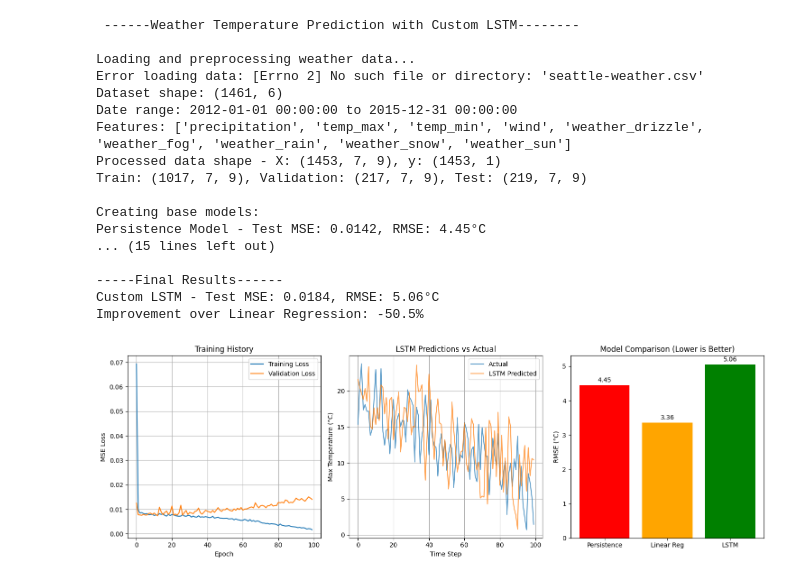
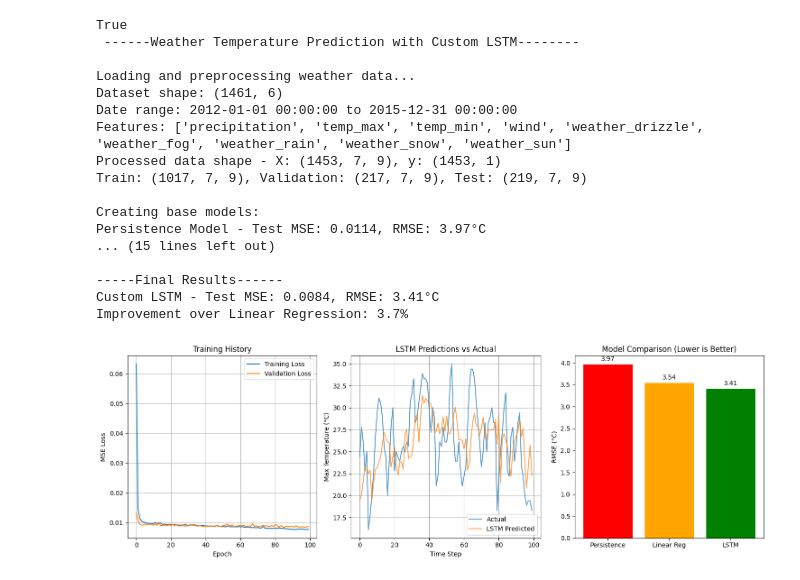
Before and after one commit to AgentBruh101/ML-Max-Temp-Weather-Predicter, a Jupyter notebook: ML_Project.ipynb, the cells around one changed output. Drawn from its saved outputs; the diff is of its cells as text; code cells hidden in the pictures.

Commit message:
Attempt #3, 3.7% Improvement Over Linear Regression

```diff
--- a/ML_Project.ipynb
+++ b/ML_Project.ipynb
@@ -7,7 +7,7 @@ import matplotlib.pyplot as plt
 from sklearn.preprocessing import MinMaxScaler
 from sklearn.linear_model import LinearRegression
 from sklearn.metrics import mean_squared_error
-
+import os
 
 class CustomLSTM:
     # Our custom LSTM implementation from scratch
@@ -15,7 +15,7 @@ class CustomLSTM:
 
 
 
-
+    print(os.path.exists("seattle-weather.csv"))
     def __init__(self, input_size, hidden_size, output_size, sequence_length):
         self.input_size = input_size
         self.hidden_size = hidden_size
@@ -264,7 +264,7 @@ class CustomLSTM:
           m_hat = self.m[name] / (1 - self.beta1**self.t)
           v_hat = self.v[name] / (1 - self.beta2**self.t)
 
-          param = params_dict[name]
+
           params_dict[name] -= learning_rate * m_hat / (np.sqrt(v_hat) + self.epsilon)
           # Update the actual parameter in the class instance
           setattr(self, name, params_dict[name])
@@ -415,7 +415,7 @@ def main():
     hidden_size = 32
     output_size = 1
 
-    learning_rate = 0.01 #optimized learning rate for Adams
+    learning_rate = 0.001 #optimized learning rate for Adam's
     epochs = 100    #optimized num of epochs
     batch_size = 32 #mini-batching
 
@@ -573,35 +573,35 @@ def main():
         },
         'results': {
             'train_mse': train_losses[-1],
             'val_mse': valLosses[-1],
             'test_mse': MSE,
             'test_rmse': RMSE,
             'baseline_persistence_rmse': baselines['persistence']['rmse'],
             'baseline_LR_RMSE': baselines['linear_regression']['rmse']
         },
         'model': lstm
     }
 
     return experiment_log
 
 if __name__ == "__main__":
     main()
 # %% [output]
+True
  ------Weather Temperature Prediction with Custom LSTM--------
 
 Loading and preprocessing weather data...
-Error loading data: [Errno 2] No such file or directory: 'seattle-weather.csv'
 Dataset shape: (1461, 6)
 Date range: 2012-01-01 00:00:00 to 2015-12-31 00:00:00
 Features: ['precipitation', 'temp_max', 'temp_min', 'wind', 'weather_drizzle', 'weather_fog', 'weather_rain', 'weather_snow', 'weather_sun']
 Processed data shape - X: (1453, 7, 9), y: (1453, 1)
 Train: (1017, 7, 9), Validation: (217, 7, 9), Test: (219, 7, 9)
 
 Creating base models:
-Persistence Model - Test MSE: 0.0142, RMSE: 4.45°C
+Persistence Model - Test MSE: 0.0114, RMSE: 3.97°C
 ... (15 lines left out)
 
 -----Final Results------
-Custom LSTM - Test MSE: 0.0184, RMSE: 5.06°C
-Improvement over Linear Regression: -50.5%
+Custom LSTM - Test MSE: 0.0084, RMSE: 3.41°C
+Improvement over Linear Regression: 3.7%
-[figure, old version]
+[figure, new version]
```
